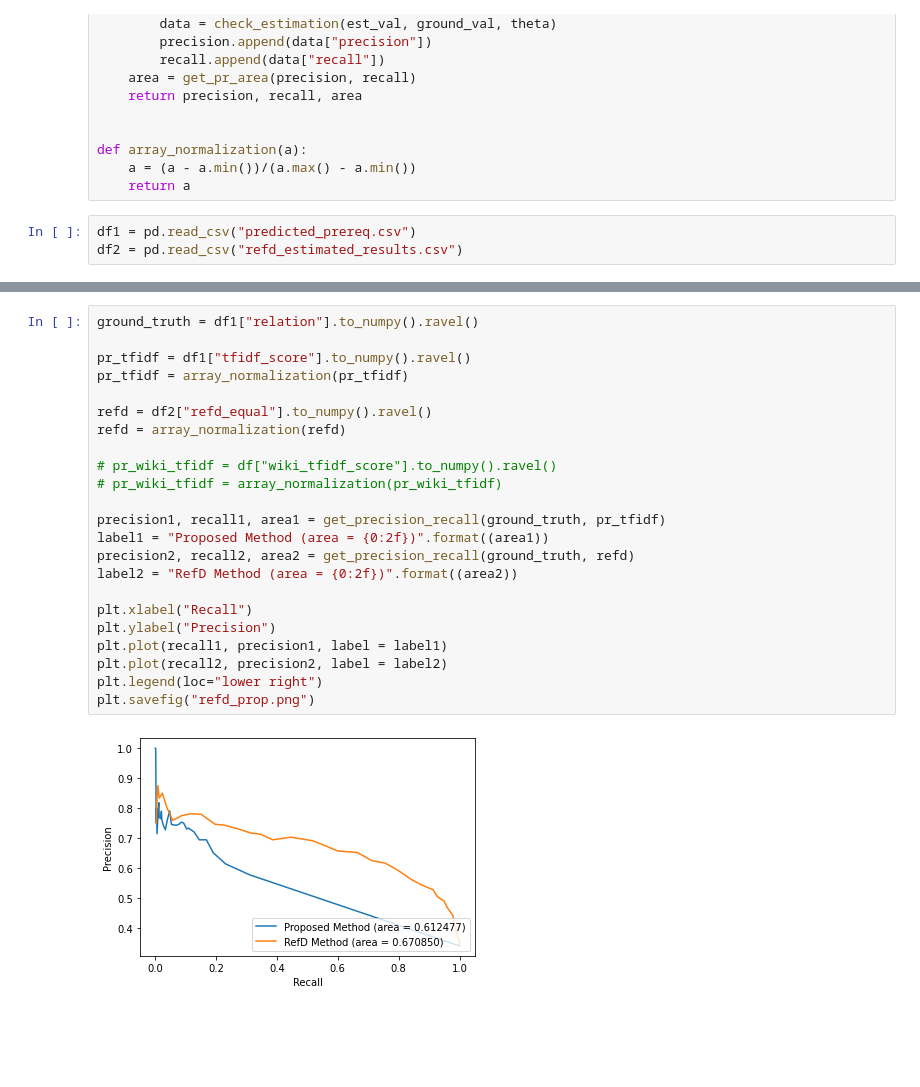
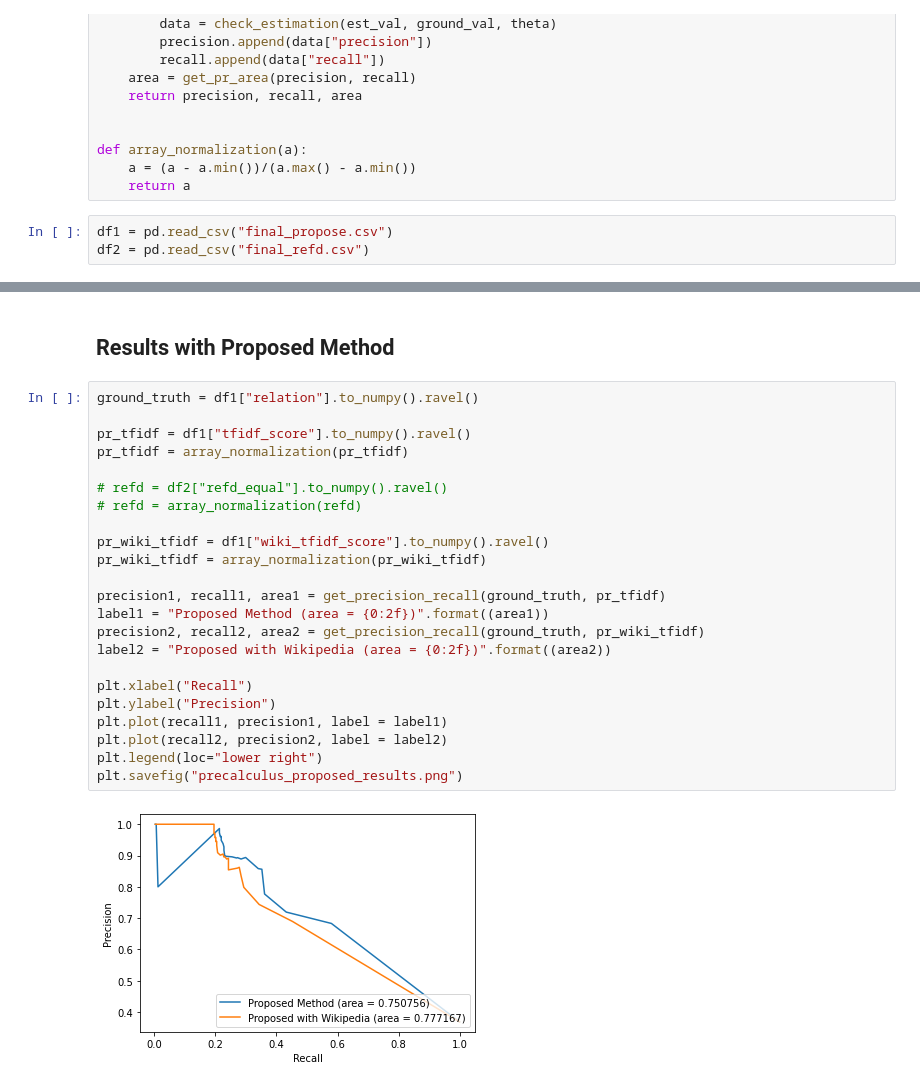
Before and after one commit to itsshivampal/Concept-Prerequiste-Learning, a Jupyter notebook: Precalculus Exp Setup/result_analysis/Graph Plotting.ipynb, the cells around one changed output, grey strips where cells are left out. Drawn from its saved outputs; the diff is of its cells as text; blank space fills up the shorter version.

Commit message:
complete precalculus experiment

```diff
--- a/Precalculus Exp Setup/result_analysis/Graph Plotting.ipynb
+++ b/Precalculus Exp Setup/result_analysis/Graph Plotting.ipynb
@@ -90,5 +90,5 @@ def array_normalization(a):
 	a = (a - a.min())/(a.max() - a.min())
 	return a
 # %%
-df1 = pd.read_csv("predicted_prereq.csv")
-df2 = pd.read_csv("refd_estimated_results.csv")
+df1 = pd.read_csv("final_propose.csv")
+df2 = pd.read_csv("final_refd.csv")
@@ -95,25 +122,27 @@ df2 = pd.read_csv("refd_estimated_results.csv")
+# %% [markdown]
+## Results with Proposed Method
 # %%
 ground_truth = df1["relation"].to_numpy().ravel()
 
 pr_tfidf = df1["tfidf_score"].to_numpy().ravel()
 pr_tfidf = array_normalization(pr_tfidf)
 
-refd = df2["refd_equal"].to_numpy().ravel()
-refd = array_normalization(refd)
+# refd = df2["refd_equal"].to_numpy().ravel()
+# refd = array_normalization(refd)
 
-# pr_wiki_tfidf = df["wiki_tfidf_score"].to_numpy().ravel()
-# pr_wiki_tfidf = array_normalization(pr_wiki_tfidf)
+pr_wiki_tfidf = df1["wiki_tfidf_score"].to_numpy().ravel()
+pr_wiki_tfidf = array_normalization(pr_wiki_tfidf)
 
 precision1, recall1, area1 = get_precision_recall(ground_truth, pr_tfidf)
 label1 = "Proposed Method (area = {0:2f})".format((area1))
-precision2, recall2, area2 = get_precision_recall(ground_truth, refd)
-label2 = "RefD Method (area = {0:2f})".format((area2))
+precision2, recall2, area2 = get_precision_recall(ground_truth, pr_wiki_tfidf)
+label2 = "Proposed with Wikipedia (area = {0:2f})".format((area2))
 
 plt.xlabel("Recall")
 plt.ylabel("Precision")
 plt.plot(recall1, precision1, label = label1)
 plt.plot(recall2, precision2, label = label2)
 plt.legend(loc="lower right")
-plt.savefig("refd_prop.png")
+plt.savefig("precalculus_proposed_results.png")
 # %% [output]
-[figure, old version]
+[figure, new version]
```
Also changed, not shown: parts of 2 cells of this notebook, 13 other files.
